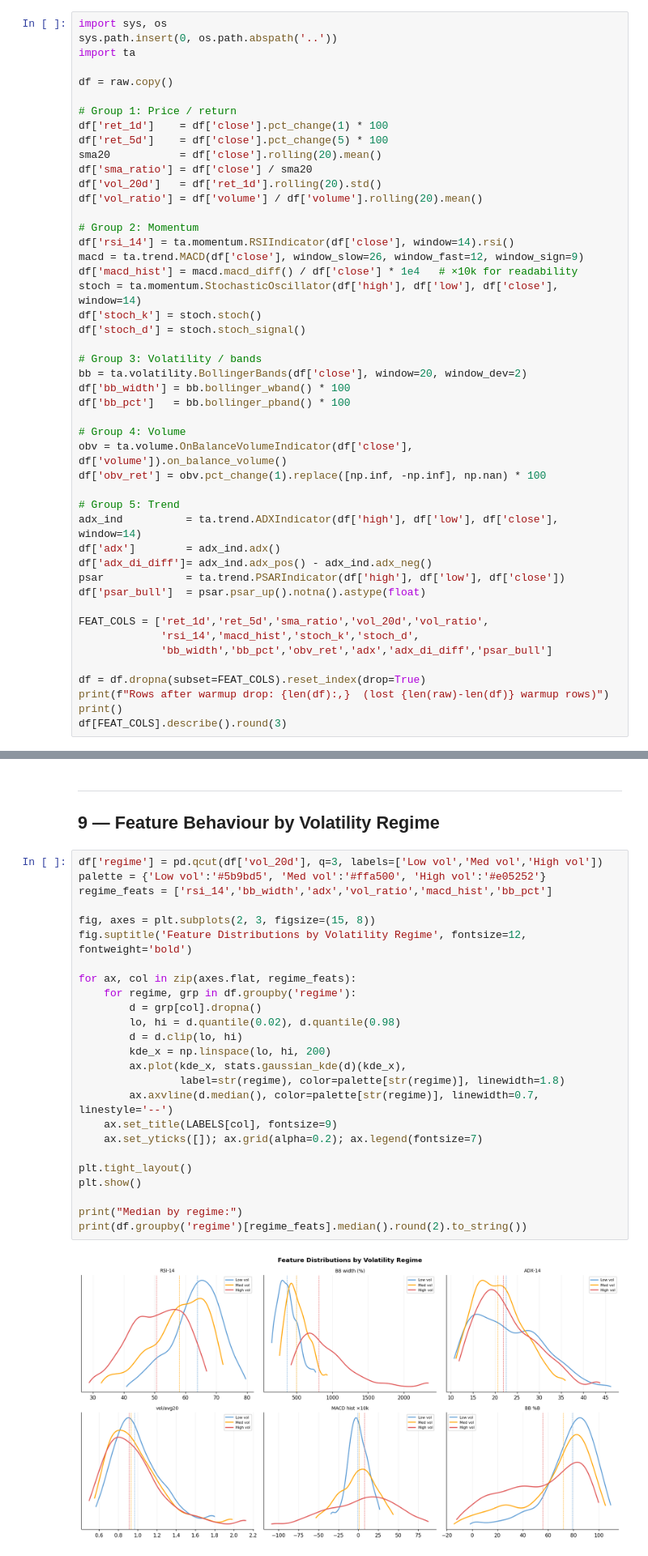
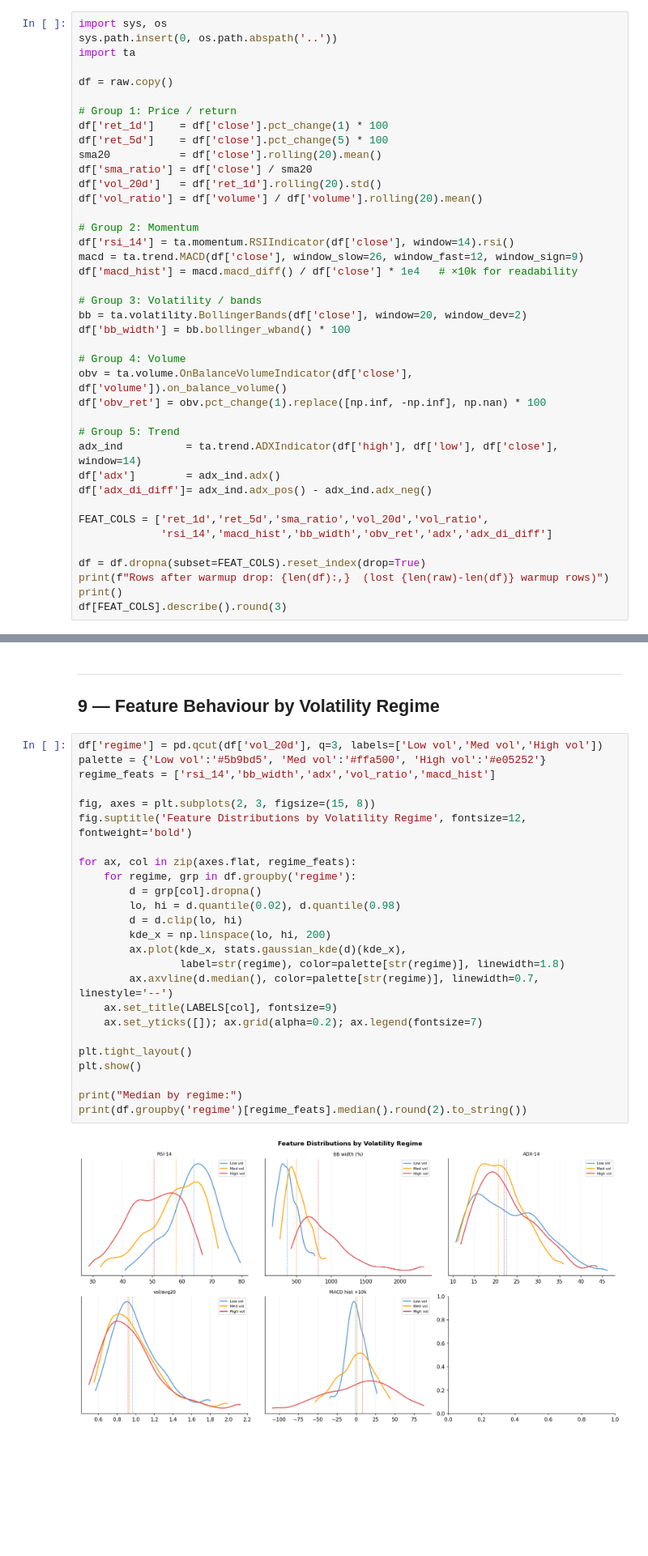
Before and after one commit to ChronoStellar/Trading_RL, a Jupyter notebook: notebook/feature_engineering.ipynb, the cells around one changed output, grey strips where cells are left out. Shown at 81% size. Drawn from its saved outputs; the diff is of its cells as text; blank space fills up the shorter version.

```diff
--- a/notebook/feature_engineering.ipynb
+++ b/notebook/feature_engineering.ipynb
@@ -340,14 +340,10 @@ df['vol_ratio'] = df['volume'] / df['volume'].rolling(20).mean()
 df['rsi_14'] = ta.momentum.RSIIndicator(df['close'], window=14).rsi()
 macd = ta.trend.MACD(df['close'], window_slow=26, window_fast=12, window_sign=9)
 df['macd_hist'] = macd.macd_diff() / df['close'] * 1e4   # ×10k for readability
-stoch = ta.momentum.StochasticOscillator(df['high'], df['low'], df['close'], window=14)
-df['stoch_k'] = stoch.stoch()
-df['stoch_d'] = stoch.stoch_signal()
 
 # Group 3: Volatility / bands
 bb = ta.volatility.BollingerBands(df['close'], window=20, window_dev=2)
 df['bb_width'] = bb.bollinger_wband() * 100
-df['bb_pct']   = bb.bollinger_pband() * 100
 
 # Group 4: Volume
 obv = ta.volume.OnBalanceVolumeIndicator(df['close'], df['volume']).on_balance_volume()
@@ -357,12 +353,9 @@ df['obv_ret'] = obv.pct_change(1).replace([np.inf, -np.inf], np.nan) * 100
 adx_ind          = ta.trend.ADXIndicator(df['high'], df['low'], df['close'], window=14)
 df['adx']        = adx_ind.adx()
 df['adx_di_diff']= adx_ind.adx_pos() - adx_ind.adx_neg()
-psar             = ta.trend.PSARIndicator(df['high'], df['low'], df['close'])
-df['psar_bull']  = psar.psar_up().notna().astype(float)
 
 FEAT_COLS = ['ret_1d','ret_5d','sma_ratio','vol_20d','vol_ratio',
-             'rsi_14','macd_hist','stoch_k','stoch_d',
-             'bb_width','bb_pct','obv_ret','adx','adx_di_diff','psar_bull']
+             'rsi_14','macd_hist','bb_width','obv_ret','adx','adx_di_diff']
 
 df = df.dropna(subset=FEAT_COLS).reset_index(drop=True)
 print(f"Rows after warmup drop: {len(df):,}  (lost {len(raw)-len(df)} warmup rows)")
@@ -569,28 +548,28 @@ vol_ratio       -0.0024      0.0045  0.0153  0.0192
 # %%
 df['regime'] = pd.qcut(df['vol_20d'], q=3, labels=['Low vol','Med vol','High vol'])
 palette = {'Low vol':'#5b9bd5', 'Med vol':'#ffa500', 'High vol':'#e05252'}
-regime_feats = ['rsi_14','bb_width','adx','vol_ratio','macd_hist','bb_pct']
+regime_feats = ['rsi_14','bb_width','adx','vol_ratio','macd_hist']
 
 fig, axes = plt.subplots(2, 3, figsize=(15, 8))
 fig.suptitle('Feature Distributions by Volatility Regime', fontsize=12, fontweight='bold')
 
 for ax, col in zip(axes.flat, regime_feats):
     for regime, grp in df.groupby('regime'):
         d = grp[col].dropna()
         lo, hi = d.quantile(0.02), d.quantile(0.98)
         d = d.clip(lo, hi)
         kde_x = np.linspace(lo, hi, 200)
         ax.plot(kde_x, stats.gaussian_kde(d)(kde_x),
                 label=str(regime), color=palette[str(regime)], linewidth=1.8)
         ax.axvline(d.median(), color=palette[str(regime)], linewidth=0.7, linestyle='--')
     ax.set_title(LABELS[col], fontsize=9)
     ax.set_yticks([]); ax.grid(alpha=0.2); ax.legend(fontsize=7)
 
 plt.tight_layout()
 plt.show()
 
 print("Median by regime:")
 print(df.groupby('regime')[regime_feats].median().round(2).to_string())
 # %% [output]
-[figure, old version]
+[figure, new version]
 Median by regime:
```
Also changed, not shown: parts of 15 cells of this notebook, 16 other files.
